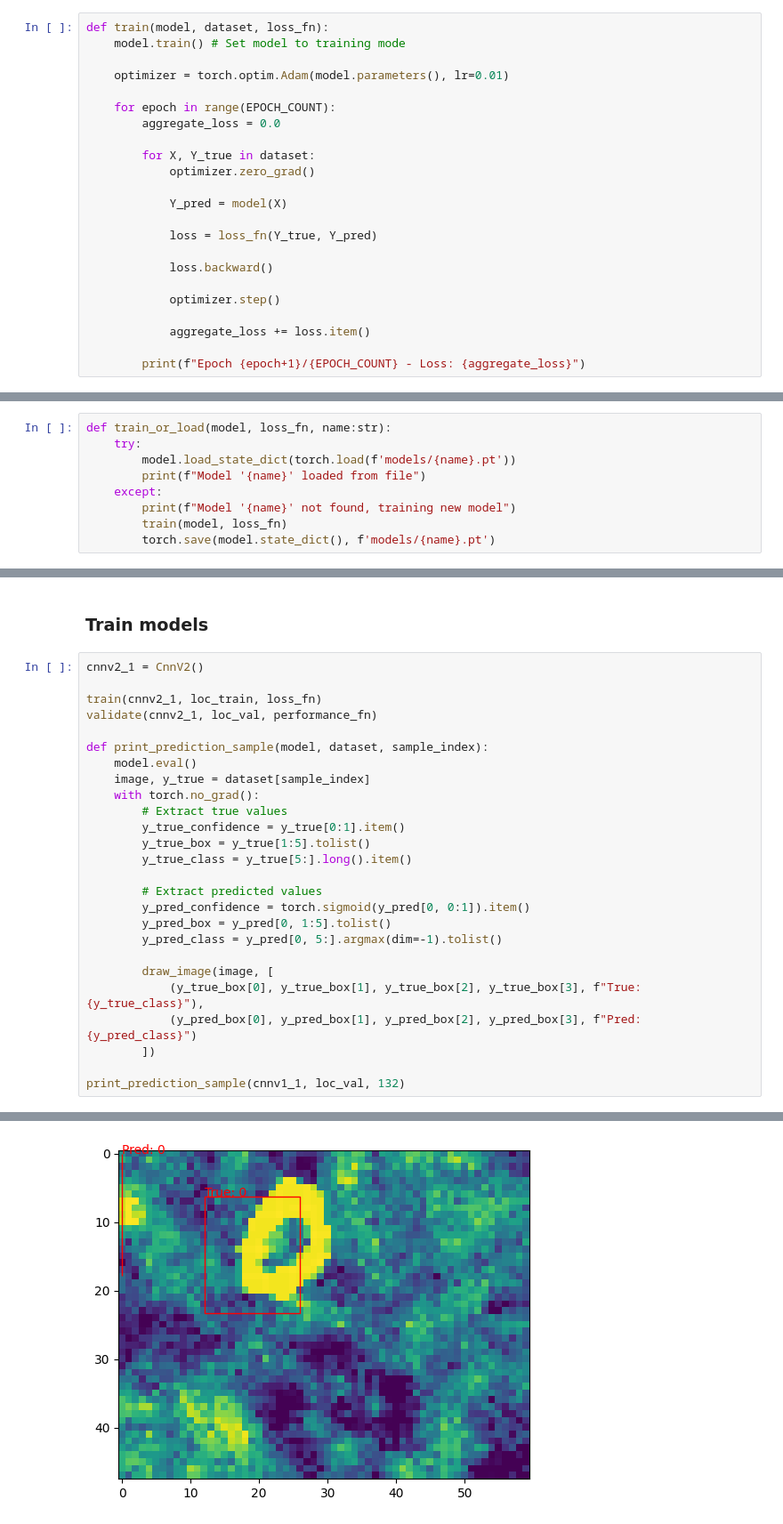
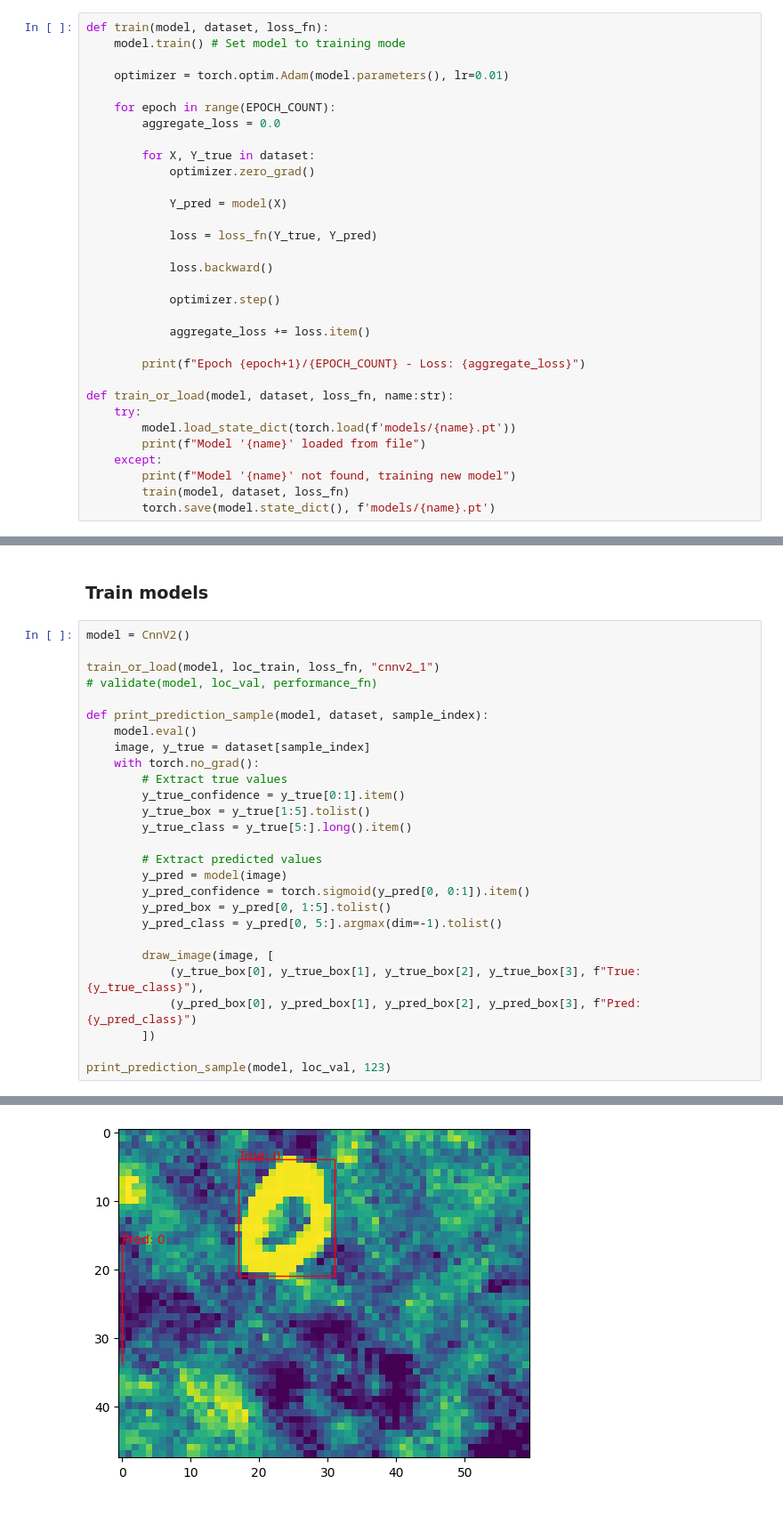
Before and after one commit to MatsM16/uib.inf265.project2, a Jupyter notebook: assignment.ipynb, the cells around one changed output, grey strips where cells are left out. Shown at 89% size. Drawn from its saved outputs; the diff is of its cells as text.

Commit message:
Fixed output sample plotter

```diff
--- a/assignment.ipynb
+++ b/assignment.ipynb
@@ -179,6 +179,15 @@ def train(model, dataset, loss_fn):
             aggregate_loss += loss.item()
 
         print(f"Epoch {epoch+1}/{EPOCH_COUNT} - Loss: {aggregate_loss}")
+
+def train_or_load(model, dataset, loss_fn, name:str):
+    try:
+        model.load_state_dict(torch.load(f'models/{name}.pt'))
+        print(f"Model '{name}' loaded from file")
+    except:
+        print(f"Model '{name}' not found, training new model")
+        train(model, dataset, loss_fn)
+        torch.save(model.state_dict(), f'models/{name}.pt')
 # %%
 def validate(model, dataset, performance_fn):
     model.eval() # Set model to evaluation mode
@@ -202,15 +211,6 @@ def validate(model, dataset, performance_fn):
         performance = (accuracy * ACCURACY_WEIGHT) + (iou * IOU_WEIGHT)
 
         print(f"Validation - Accuracy: {accuracy}, IoU: {iou}, Performance: {performance}")
-# %%
-def train_or_load(model, loss_fn, name:str):
-    try:
-        model.load_state_dict(torch.load(f'models/{name}.pt'))
-        print(f"Model '{name}' loaded from file")
-    except:
-        print(f"Model '{name}' not found, training new model")
-        train(model, loss_fn)
-        torch.save(model.state_dict(), f'models/{name}.pt')
 # %% [markdown]
 # Object localization
 Localize and classify images of digits.
@@ -422,10 +422,10 @@ def performance_fn(y_true, y_pred) -> (int, float):
 # %% [markdown]
 ### Train models
 # %%
-cnnv2_1 = CnnV2()
+model = CnnV2()
 
-train(cnnv2_1, loc_train, loss_fn)
-validate(cnnv2_1, loc_val, performance_fn)
+train_or_load(model, loc_train, loss_fn, "cnnv2_1")
+# validate(model, loc_val, performance_fn)
 
 def print_prediction_sample(model, dataset, sample_index):
     model.eval()
@@ -437,6 +437,7 @@ def print_prediction_sample(model, dataset, sample_index):
         y_true_class = y_true[5:].long().item()
 
         # Extract predicted values
+        y_pred = model(image)
         y_pred_confidence = torch.sigmoid(y_pred[0, 0:1]).item()
         y_pred_box = y_pred[0, 1:5].tolist()
         y_pred_class = y_pred[0, 5:].argmax(dim=-1).tolist()
@@ -446,5 +447,5 @@ def print_prediction_sample(model, dataset, sample_index):
             (y_pred_box[0], y_pred_box[1], y_pred_box[2], y_pred_box[3], f"Pred: {y_pred_class}")
         ])
 
-print_prediction_sample(cnnv1_1, loc_val, 132)
+print_prediction_sample(model, loc_val, 123)
 # %% [output]
@@ -453 +453 @@ Validation - Accuracy: 0.08757575757575757, IoU: -0.11713622902828764, Performan
-[figure, old version]
+[figure, new version]
```
Also changed, not shown: parts of 2 cells of this notebook, 11 other files.
